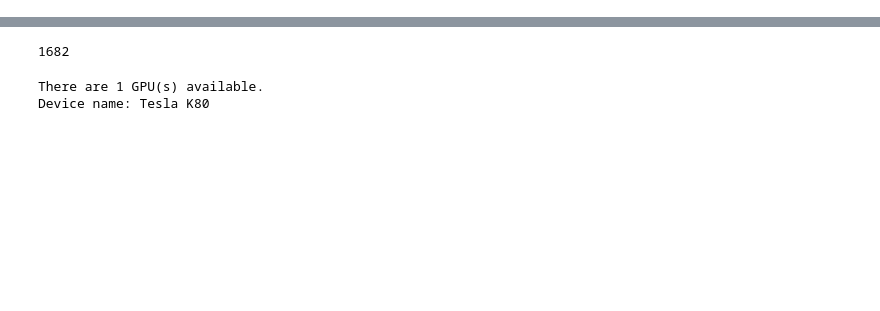
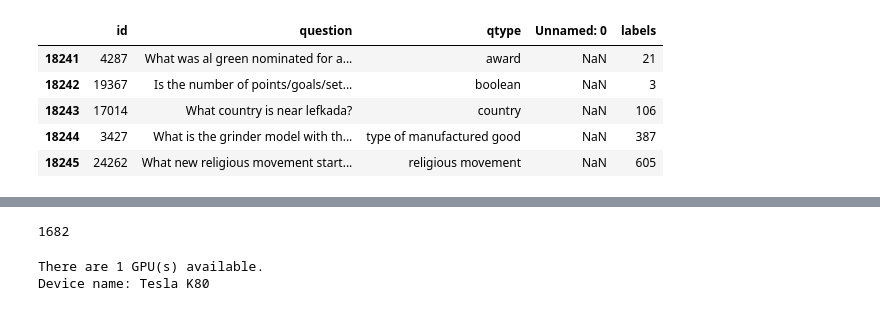
Before and after one commit to rajitha-1701/Answer-Type-Prediction, a Jupyter notebook: QA_Type_BERT.ipynb, the cells around one changed output, grey strips where cells are left out. Cells and saved outputs as stored; diff of their text form; code cells hidden in the pictures; blank space fills up the shorter version.

```diff
--- a/QA_Type_BERT.ipynb
+++ b/QA_Type_BERT.ipynb
@@ -7,3 +48,12 @@ df_test = pd.read_excel('testFinal.xlsx')
+# %%
+df_test.head()
+# %% [output]
+|  | id | question | qtype | Unnamed: 0 | labels |
+| 18241 | 4287 | What was al green nominated for a... | award | NaN | 21 |
+| 18242 | 19367 | Is the number of points/goals/set... | boolean | NaN | 3 |
+| 18243 | 17014 | What country is near lefkada? | country | NaN | 106 |
+| 18244 | 3427 | What is the grinder model with th... | type of manufactured good | NaN | 387 |
+| 18245 | 24262 | What new religious movement start... | religious movement | NaN | 605 |
 # %%
 df = df.iloc[: , 1:]
 df_test = df_test.iloc[: , 1:]
```
Also changed, not shown: parts of 28 cells of this notebook.
